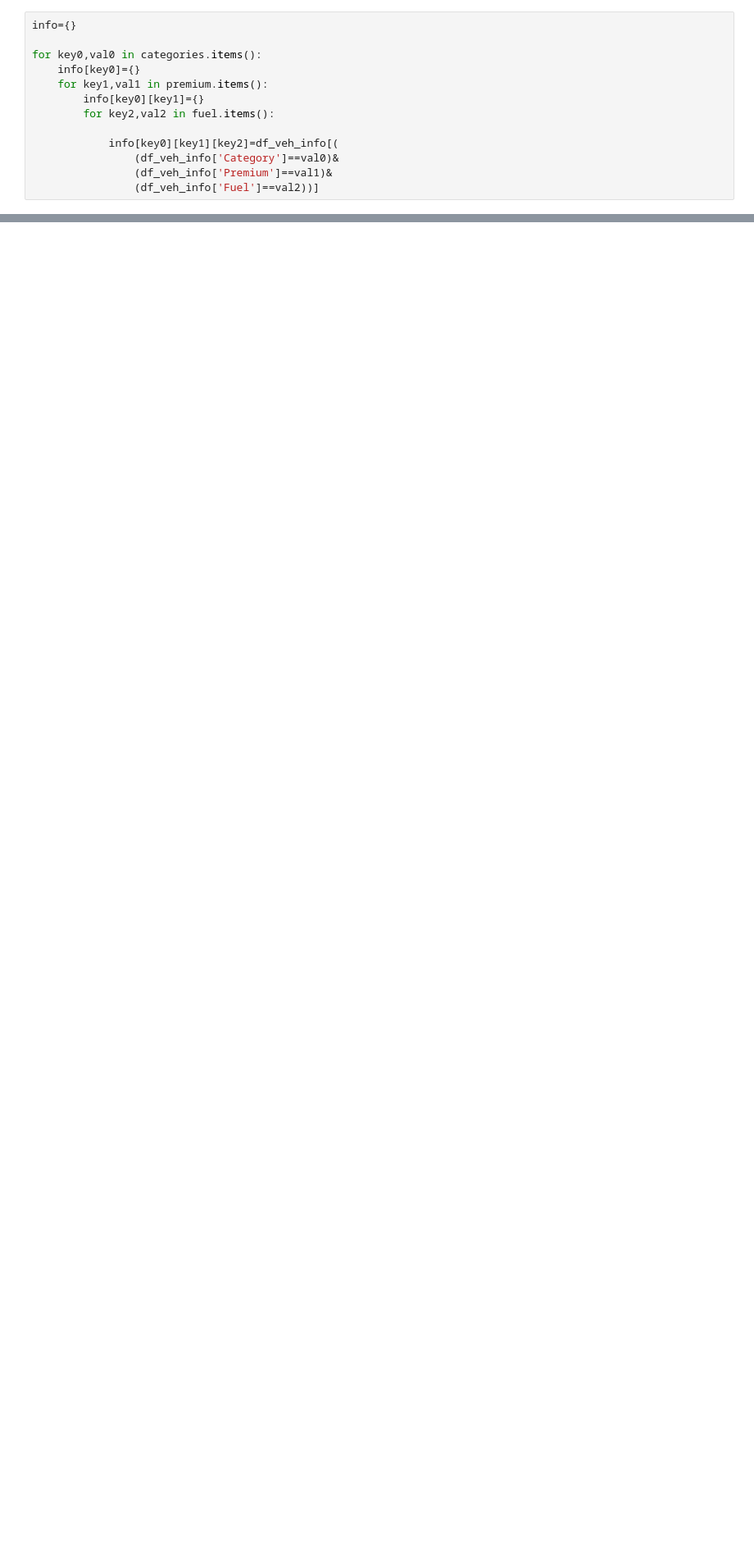
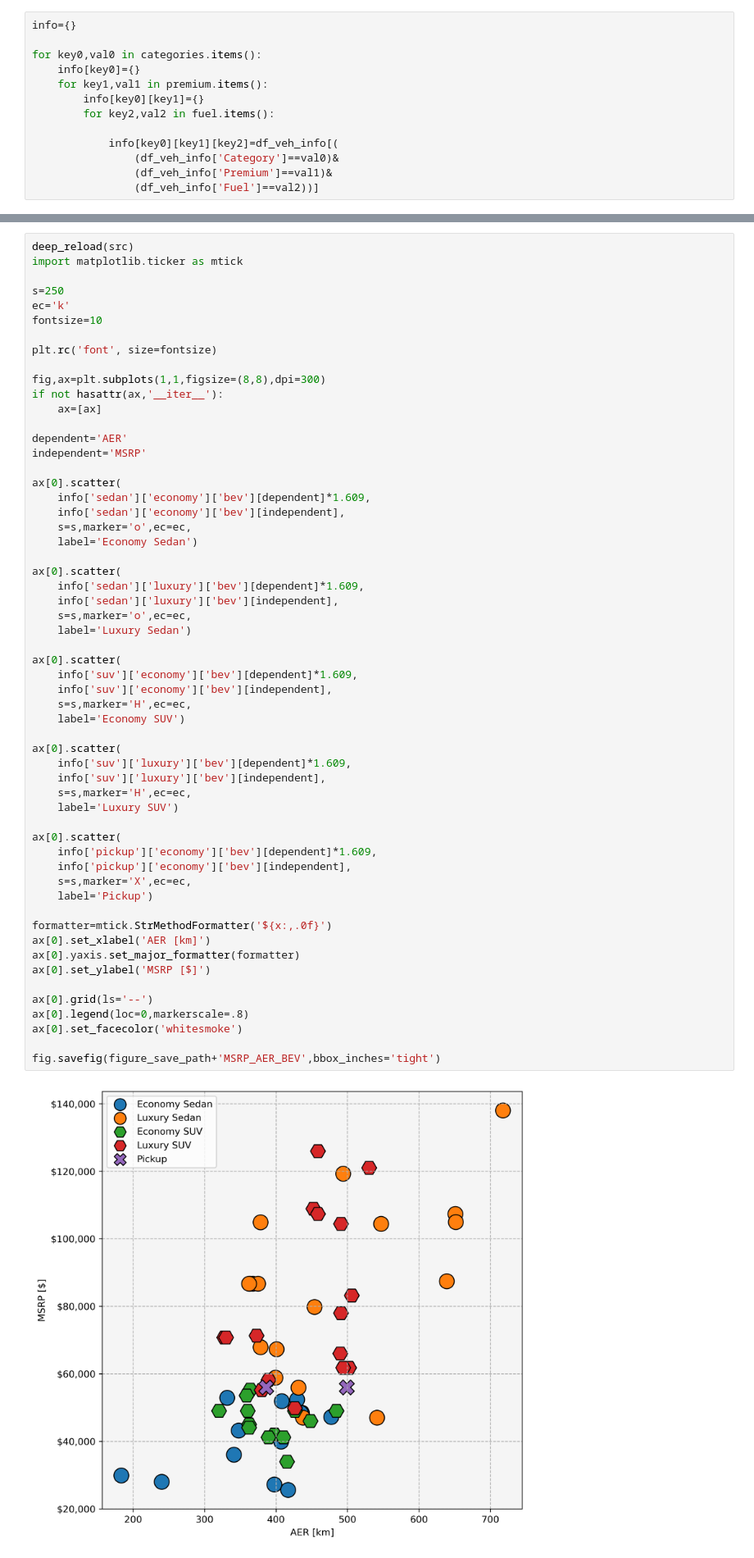
Before and after one commit to airabino/EV_TCO, a Jupyter notebook: Market.ipynb, the cells around one changed output, grey strips where cells are left out. Shown: that part at 82% size. Saved outputs shown, nothing was run; the diff lists cells and outputs as text; blank space fills up the shorter version.

```diff
--- a/Market.ipynb
+++ b/Market.ipynb
@@ -102,0 +110,59 @@ ax.set_facecolor('whitesmoke')
+# %%
+deep_reload(src)
+import matplotlib.ticker as mtick
+
+s=250
+ec='k'
+fontsize=10
+
+plt.rc('font', size=fontsize)
+
+fig,ax=plt.subplots(1,1,figsize=(8,8),dpi=300)
+if not hasattr(ax,'__iter__'):
+    ax=[ax]
+
+dependent='AER'
+independent='MSRP'
+
+ax[0].scatter(
+    info['sedan']['economy']['bev'][dependent]*1.609,
+    info['sedan']['economy']['bev'][independent],
+    s=s,marker='o',ec=ec,
+    label='Economy Sedan')
+
+ax[0].scatter(
+    info['sedan']['luxury']['bev'][dependent]*1.609,
+    info['sedan']['luxury']['bev'][independent],
+    s=s,marker='o',ec=ec,
+    label='Luxury Sedan')
+
+ax[0].scatter(
+    info['suv']['economy']['bev'][dependent]*1.609,
+    info['suv']['economy']['bev'][independent],
+    s=s,marker='H',ec=ec,
+    label='Economy SUV')
+
+ax[0].scatter(
+    info['suv']['luxury']['bev'][dependent]*1.609,
+    info['suv']['luxury']['bev'][independent],
+    s=s,marker='H',ec=ec,
+    label='Luxury SUV')
+
+ax[0].scatter(
+    info['pickup']['economy']['bev'][dependent]*1.609,
+    info['pickup']['economy']['bev'][independent],
+    s=s,marker='X',ec=ec,
+    label='Pickup')
+
+formatter=mtick.StrMethodFormatter('${x:,.0f}')
+ax[0].set_xlabel('AER [km]')
+ax[0].yaxis.set_major_formatter(formatter)
+ax[0].set_ylabel('MSRP [$]')
+
+ax[0].grid(ls='--')
+ax[0].legend(loc=0,markerscale=.8)
+ax[0].set_facecolor('whitesmoke')
+
+fig.savefig(figure_save_path+'MSRP_AER_BEV',bbox_inches='tight')
+# %% [output]
+[figure, added]
```
Also changed, not shown: parts of 7 cells of this notebook.
